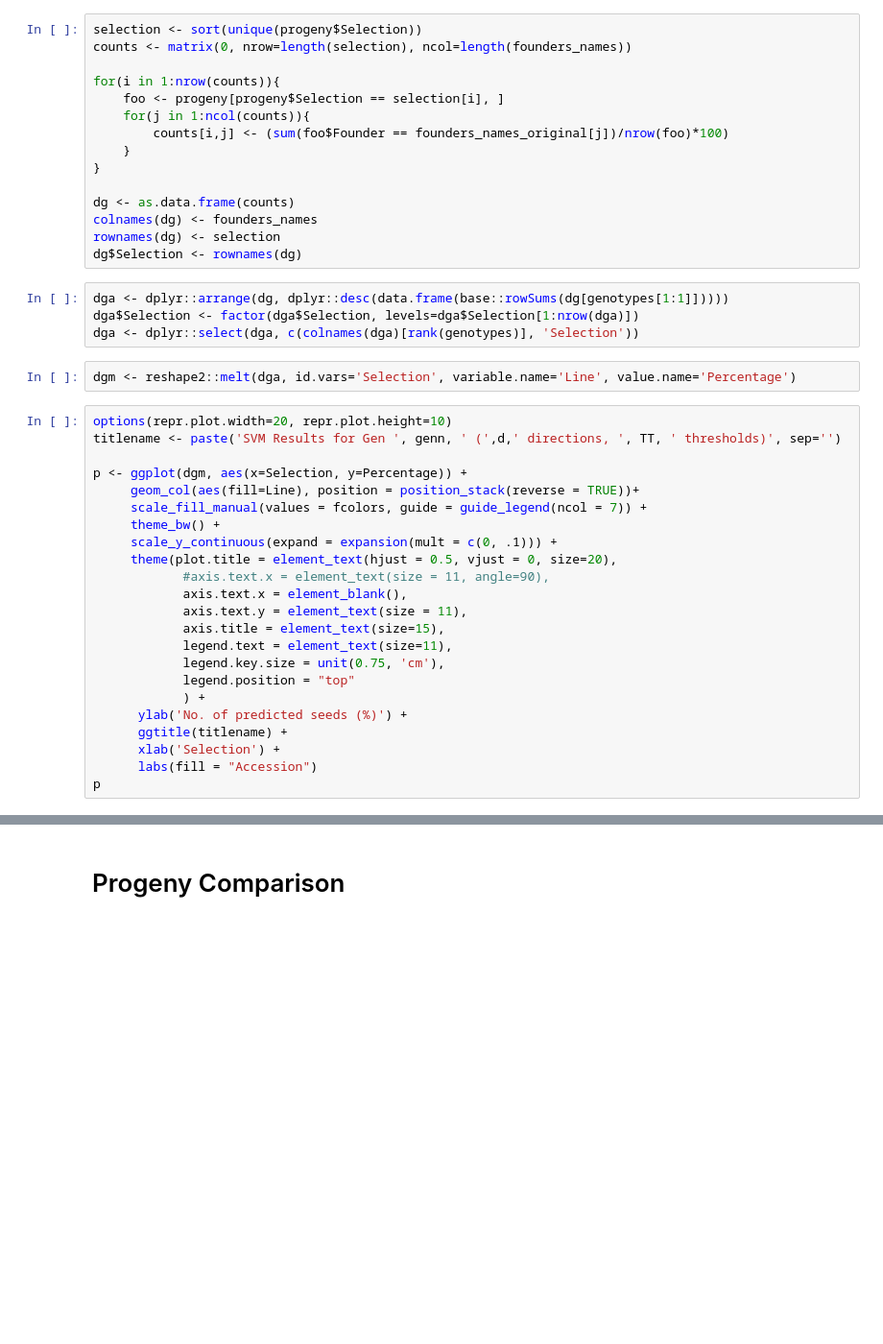
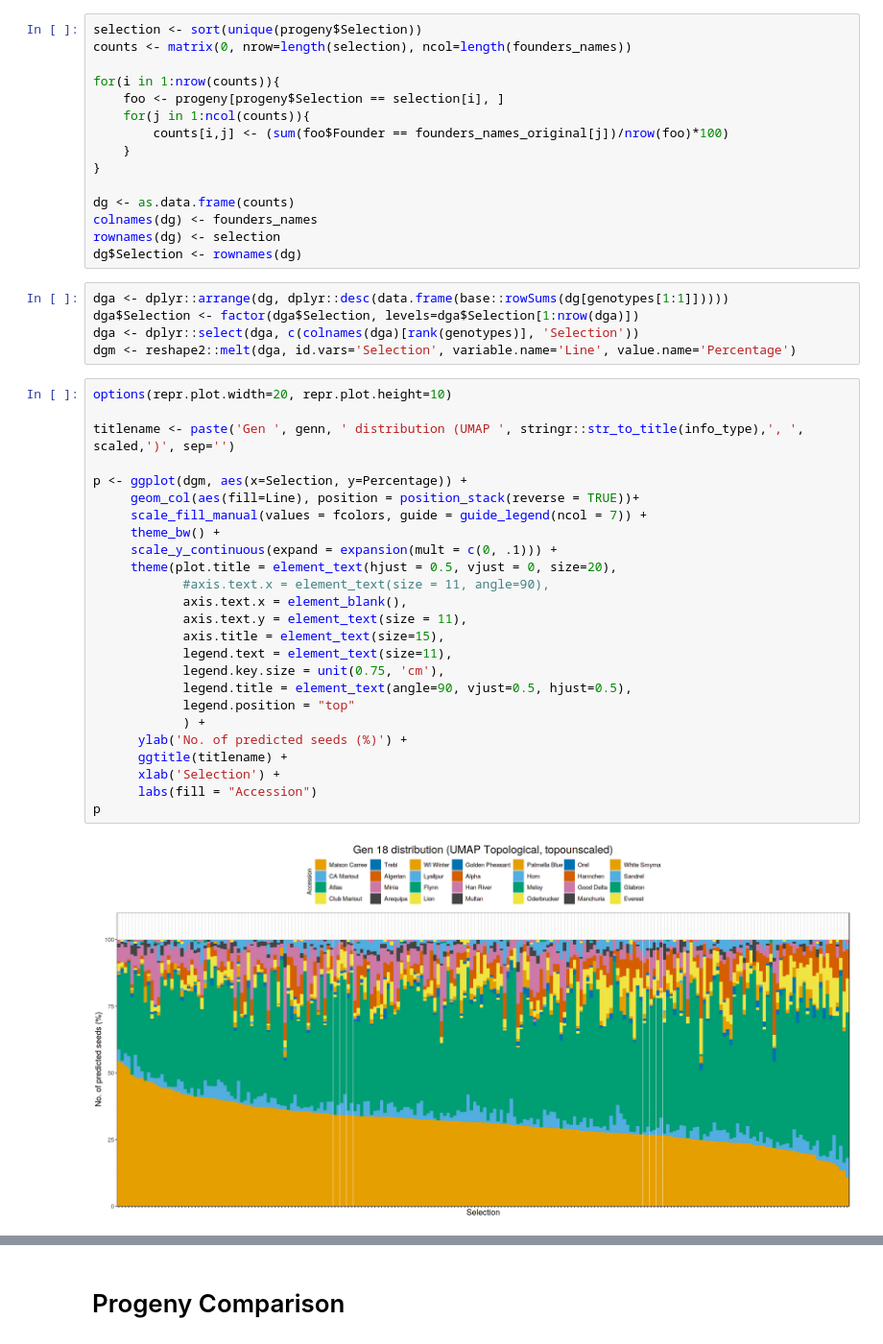
Before and after one commit to amezqui3/demeter, a Jupyter notebook: jupyter/16_progeny_classification_analysis.ipynb, the cells around one changed output, grey strips where cells are left out. Shown at 96% size. Drawn from its saved outputs; the diff is of its cells as text; blank space fills up the shorter version.

```diff
--- a/jupyter/16_progeny_classification_analysis.ipynb
+++ b/jupyter/16_progeny_classification_analysis.ipynb
@@ -121,31 +137,34 @@ dg$Selection <- rownames(dg)
 dga <- dplyr::arrange(dg, dplyr::desc(data.frame(base::rowSums(dg[genotypes[1:1]]))))
 dga$Selection <- factor(dga$Selection, levels=dga$Selection[1:nrow(dga)])
 dga <- dplyr::select(dga, c(colnames(dga)[rank(genotypes)], 'Selection'))
+dgm <- reshape2::melt(dga, id.vars='Selection', variable.name='Line', value.name='Percentage')
-# %%
-dgm <- reshape2::melt(dga, id.vars='Selection', variable.name='Line', value.name='Percentage')
 # %%
 options(repr.plot.width=20, repr.plot.height=10)
-titlename <- paste('SVM Results for Gen ', genn, ' (',d,' directions, ', TT, ' thresholds)', sep='')
+
+titlename <- paste('Gen ', genn, ' distribution (UMAP ', stringr::str_to_title(info_type),', ', scaled,')', sep='')
 
 p <- ggplot(dgm, aes(x=Selection, y=Percentage)) +
      geom_col(aes(fill=Line), position = position_stack(reverse = TRUE))+
      scale_fill_manual(values = fcolors, guide = guide_legend(ncol = 7)) +
      theme_bw() +
      scale_y_continuous(expand = expansion(mult = c(0, .1))) +
      theme(plot.title = element_text(hjust = 0.5, vjust = 0, size=20),
             #axis.text.x = element_text(size = 11, angle=90),
             axis.text.x = element_blank(),
             axis.text.y = element_text(size = 11),
             axis.title = element_text(size=15),
             legend.text = element_text(size=11),
             legend.key.size = unit(0.75, 'cm'),
+            legend.title = element_text(angle=90, vjust=0.5, hjust=0.5),
             legend.position = "top"
             ) +
       ylab('No. of predicted seeds (%)') +
       ggtitle(titlename) +
       xlab('Selection') +
       labs(fill = "Accession")
 p
+# %% [output]
+[figure, added]
 # %%
 w = 14
 h = 8
```
Also changed, not shown: parts of 21 cells of this notebook.
